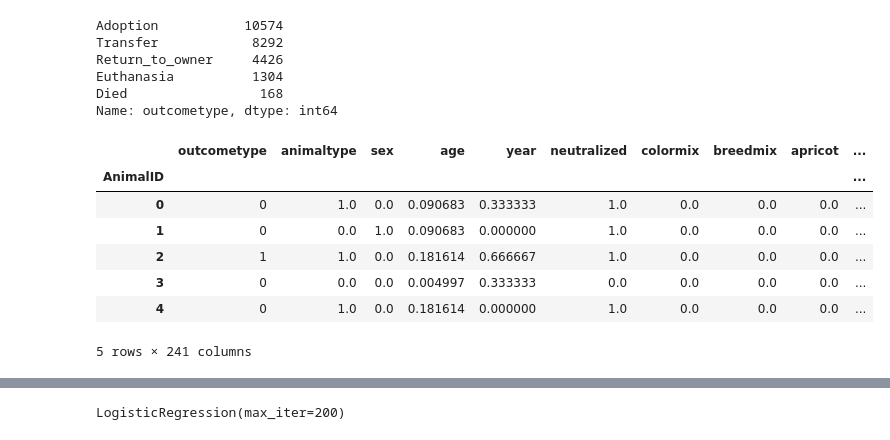
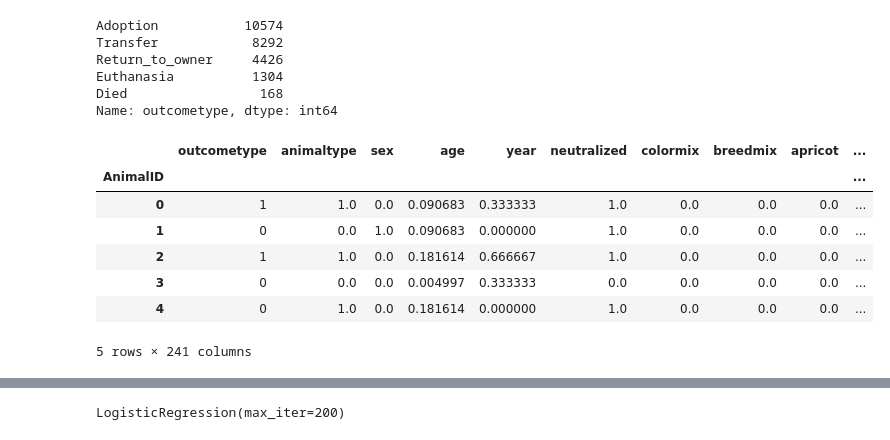
Before and after one commit to DavidSiegl/Animal-Shelter-Analysis, a Jupyter notebook: logistic_regression.ipynb, the cells around one changed output, grey strips where cells are left out. Drawn from its saved outputs; the diff is of its cells as text; code cells hidden in the pictures.

```diff
--- a/logistic_regression.ipynb
+++ b/logistic_regression.ipynb
@@ -38,12 +38,13 @@ Name: outcometype, dtype: int64
 # %%
 data_ml = data
 data_ml = data_ml.dropna()
+data_ml["outcometype"] = data_ml["outcometype"].replace({'Return_to_owner':'Adoption'}) # classify Return_to_owner as adopted to have fewer misclassifications for animals who do not get adopted
 data_ml["outcometype"] = (data_ml["outcometype"] == "Adoption").astype(np.int) # if adopted 1 else 0
 data_ml.head()
 # %% [output]
 |  | outcometype | animaltype | sex | age | year | neutralized | colormix | breedmix | apricot | ... |
 | AnimalID |  |  |  |  |  |  |  |  |  | ... |
-| 0 | 0 | 1.0 | 0.0 | 0.090683 | 0.333333 | 1.0 | 0.0 | 0.0 | 0.0 | ... |
+| 0 | 1 | 1.0 | 0.0 | 0.090683 | 0.333333 | 1.0 | 0.0 | 0.0 | 0.0 | ... |
 | 1 | 0 | 0.0 | 1.0 | 0.090683 | 0.000000 | 1.0 | 0.0 | 0.0 | 0.0 | ... |
 | 2 | 1 | 1.0 | 0.0 | 0.181614 | 0.666667 | 1.0 | 0.0 | 0.0 | 0.0 | ... |
 | 3 | 0 | 0.0 | 0.0 | 0.004997 | 0.333333 | 0.0 | 0.0 | 0.0 | 0.0 | ... |
```
Also changed, not shown: parts of 6 cells of this notebook.
